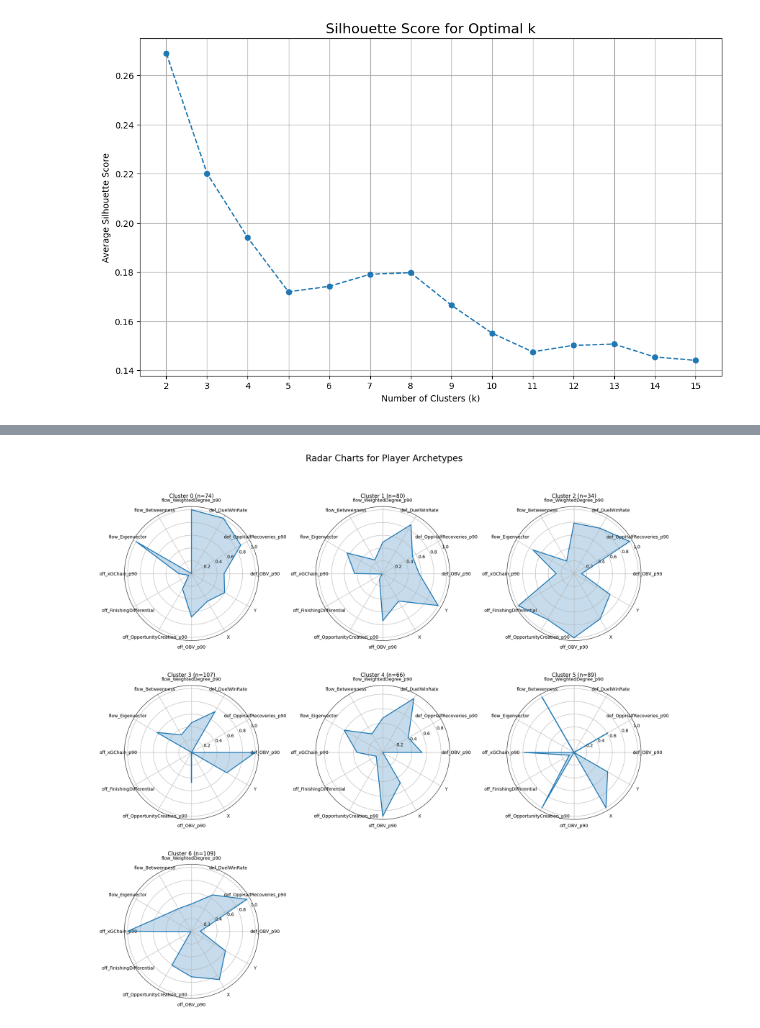
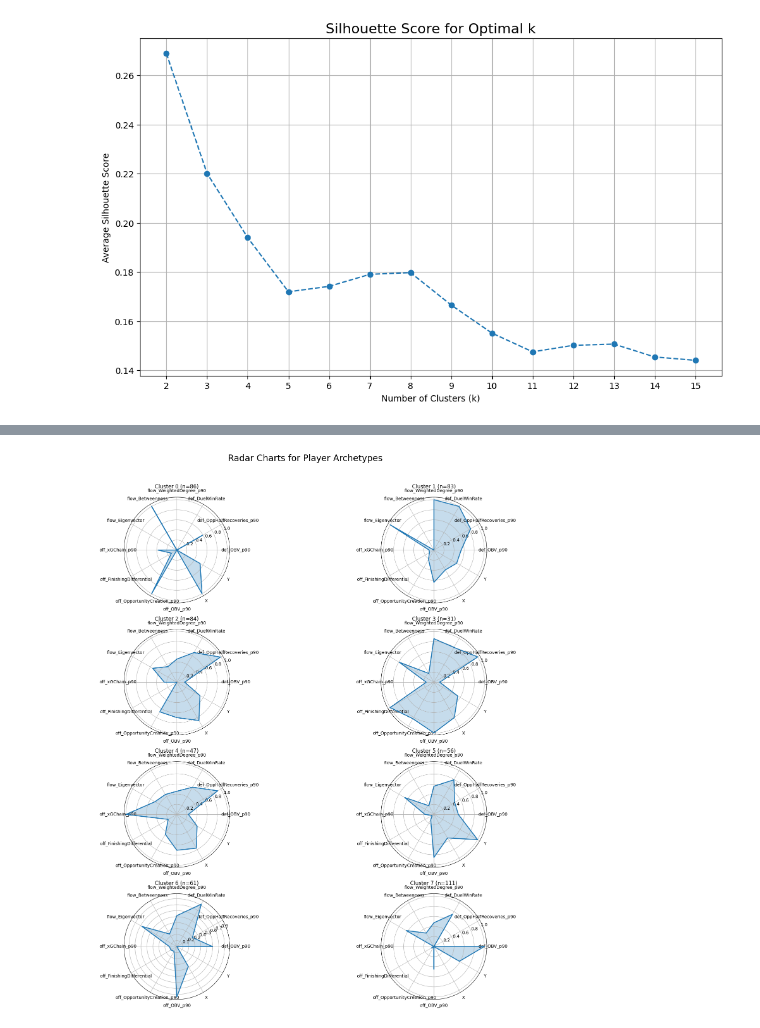
Before and after one commit to SLy-Precision/Player-Detection-and-Team-Performance-Prediction, a Jupyter notebook: 02_Detection_of_Talent.ipynb, the cells around one changed output, grey strips where cells are left out. Drawn from its saved outputs; the diff is of its cells as text; code cells hidden in the pictures.

```diff
--- a/02_Detection_of_Talent.ipynb
+++ b/02_Detection_of_Talent.ipynb
@@ -245,0 +193,7 @@ dtype: int64
+# %%
+# 🎯 7. Define our chosen number of clusters because the zoom of the analysis before
+OPTIMAL_K = 8
+
+# 🧠 8. Initialize and train the K-Means model
+kmeans = KMeans(n_clusters=OPTIMAL_K, init='k-means++', random_state=42, n_init=10)
+kmeans.fit(X_scaled)
@@ -268,37 +263,33 @@ Cluster Profiles (Average Metrics):
 # %%
-import numpy as np
-import matplotlib.pyplot as plt
-from sklearn.preprocessing import MinMaxScaler
-
 # ⚖️ Scale the profiles to a 0-1 range for a fair visual comparison.
 scaler_viz = MinMaxScaler()
 profiles_scaled = scaler_viz.fit_transform(cluster_profiles)
 profiles_scaled = pd.DataFrame(profiles_scaled, columns=metrics_columns, index=cluster_profiles.index)
 
-# --- Radar Chart Generation ---
+# Lets get the radar chart as well.
 labels = np.array(metrics_columns)
 num_vars = len(labels)
 angles = np.linspace(0, 2 * np.pi, num_vars, endpoint=False).tolist()
 angles += angles[:1]
 
-fig, axs = plt.subplots(figsize=(18, 18), subplot_kw=dict(polar=True), nrows=3, ncols=3)
+fig, axs = plt.subplots(figsize=(18, 18), subplot_kw=dict(polar=True), nrows=4, ncols=2)
 fig.suptitle('Radar Charts for Player Archetypes', fontsize=20)
 axs = axs.flatten()
 
 for i, (index, row) in enumerate(profiles_scaled.iterrows()):
     values = row.values.flatten().tolist()
     values += values[:1]
     ax = axs[i]
     ax.plot(angles, values, linewidth=2, linestyle='solid')
     ax.fill(angles, values, alpha=0.25)
     ax.set_thetagrids(np.degrees(angles[:-1]), labels)
     ax.set_title(f'Cluster {index} (n={df_analysis["cluster"].value_counts()[index]})', pad=20)
 
 for i in range(len(profiles_scaled), len(axs)):
     axs[i].set_visible(False)
 
 plt.tight_layout(rect=[0, 0, 1, 0.96])
 plt.show()
 # %% [output]
-[figure, old version]
+[figure, new version]
 # %%
```
Also changed, not shown: parts of 14 cells of this notebook.
